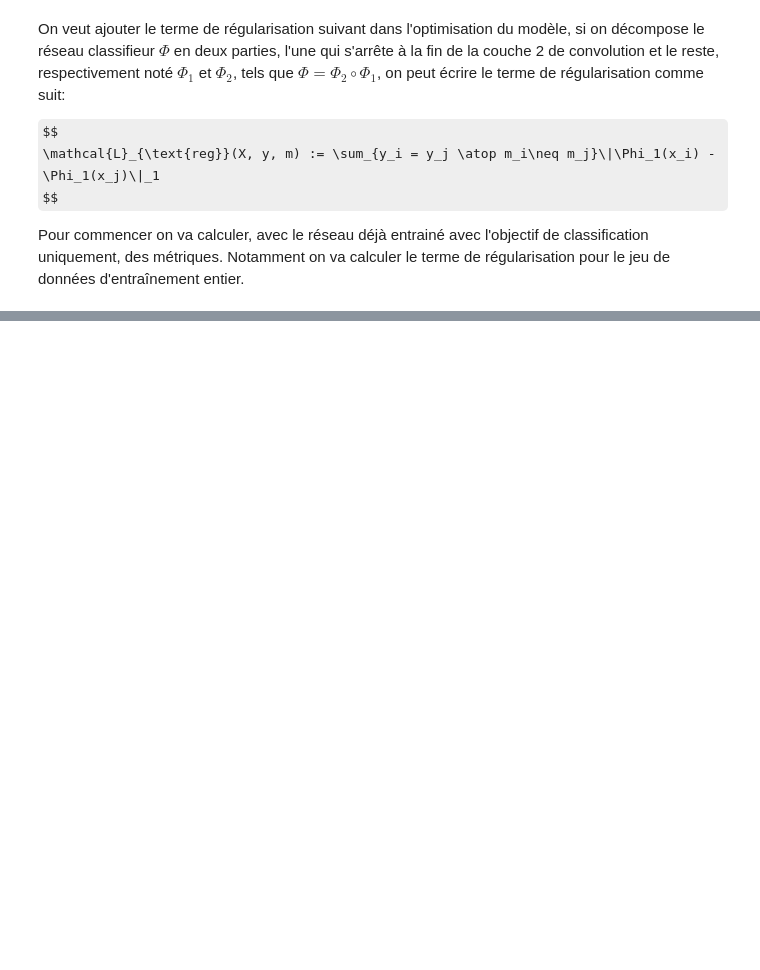
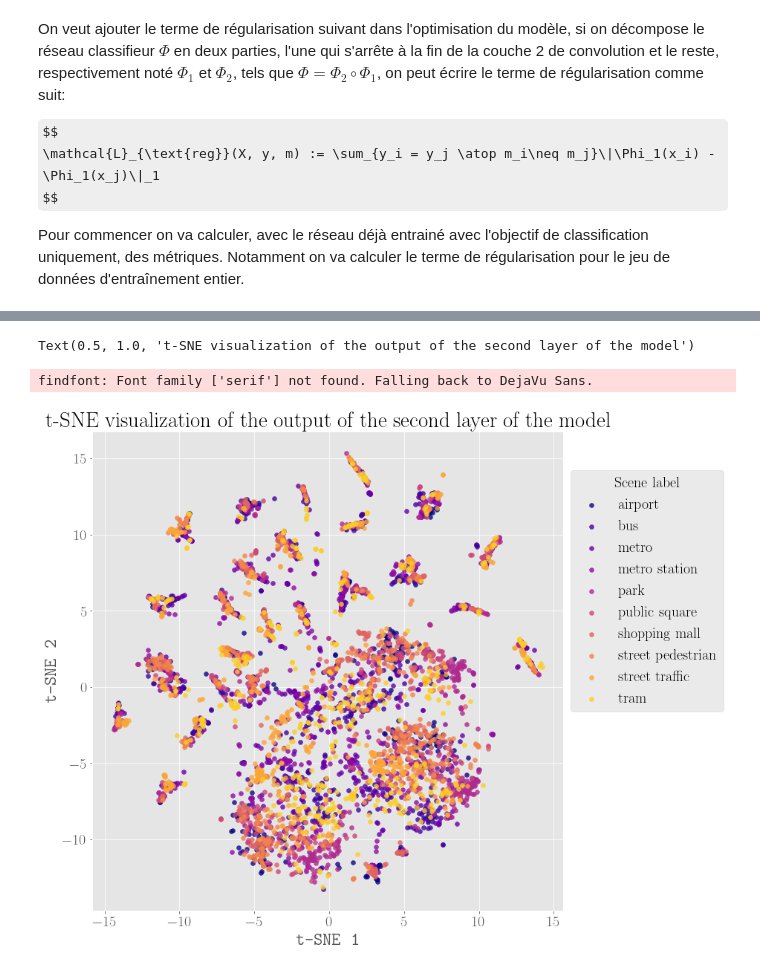
Before and after one commit to yvvgen/modacq, a Jupyter notebook: test.ipynb, the cells around one changed output, grey strips where cells are left out. Cells and saved outputs as stored; diff of their text form; code cells hidden in the pictures; some formulas as TeX source; blank space fills up the shorter version.

```diff
--- a/test.ipynb
+++ b/test.ipynb
@@ -173,14 +296,3 @@ Total params: 13,424
 Trainable params: 13,392
 Non-trainable params: 32
 _________________________________________________________________
-# %%
-reg_term_classif_trained = 0
-
-for i, x in tqdm(enumerate(X_train)):
-    x_loi = model_1.predict(np.array(tf.expand_dims(x, 0)))[0]
-    for j, y in enumerate(X_train):
-        if j > i:
-            if true_labels[i] == true_labels[j]:
-                if modac[i] != modac[j]:
-                    y_loi = model_1.predict(np.array(tf.expand_dims(y, 0)))[0]
-                    reg_term_classif_trained += np.sum(np.abs(x_loi - y_loi))
@@ -186,0 +303,12 @@ for i, x in tqdm(enumerate(X_train)):
+# %%
+number_of_samples = 5000
+
+# 5000 random samples with same number of each modac label
+random_distinct_idx = np.array([], dtype=int)
+for label in modac_labels:
+    random_distinct_idx = np.concatenate((random_distinct_idx, np.random.choice(np.where(modac == label)[0], number_of_samples // len(modac_labels), replace=False)))
+
+true_labels_sample = true_labels[random_distinct_idx]
+modac_labels_sample = modac[random_distinct_idx]
+X_train_sample = tf.gather(X_train, random_distinct_idx)
+y_train_sample = tf.gather(y_train, random_distinct_idx)
@@ -186,0 +344,5 @@ for i, x in tqdm(enumerate(X_train)):
+# %%
+model_1_output = model_1.predict(X_train_sample)
+# %%
+tsne = TSNE(n_components=2, verbose=1, perplexity=40, n_iter=300)
+tsne.fit(model_1_output.reshape(model_1_output.shape[0], -1))
@@ -186,0 +362,19 @@ for i, x in tqdm(enumerate(X_train)):
+# %%
+fig, ax = plt.subplots(figsize=(10, 10))
+fig.tight_layout()
+
+for i, label_name in enumerate(scene_labels):
+    label_name_plot = label_name.replace('_', ' ')
+    idx = np.where(true_labels_sample == label_name)
+    ax.scatter(tsne.embedding_[idx, 0], tsne.embedding_[idx, 1], label=label_name_plot, alpha=0.8, color=cmap(i/len(scene_labels)))
+
+
+ax.legend(loc='lower left', bbox_to_anchor=(1, 0.4), title='Scene label')
+
+ax.set_xlabel(r'\texttt{t-SNE 1}')
+ax.set_ylabel(r'\texttt{t-SNE 2}')
+ax.set_title('t-SNE visualization of the output of the second layer of the model')
+# %% [output]
+Text(0.5, 1.0, 't-SNE visualization of the output of the second layer of the model')
+findfont: Font family ['serif'] not found. Falling back to DejaVu Sans.
+[figure, added]
```
Also changed, not shown: parts of 40 cells of this notebook.
